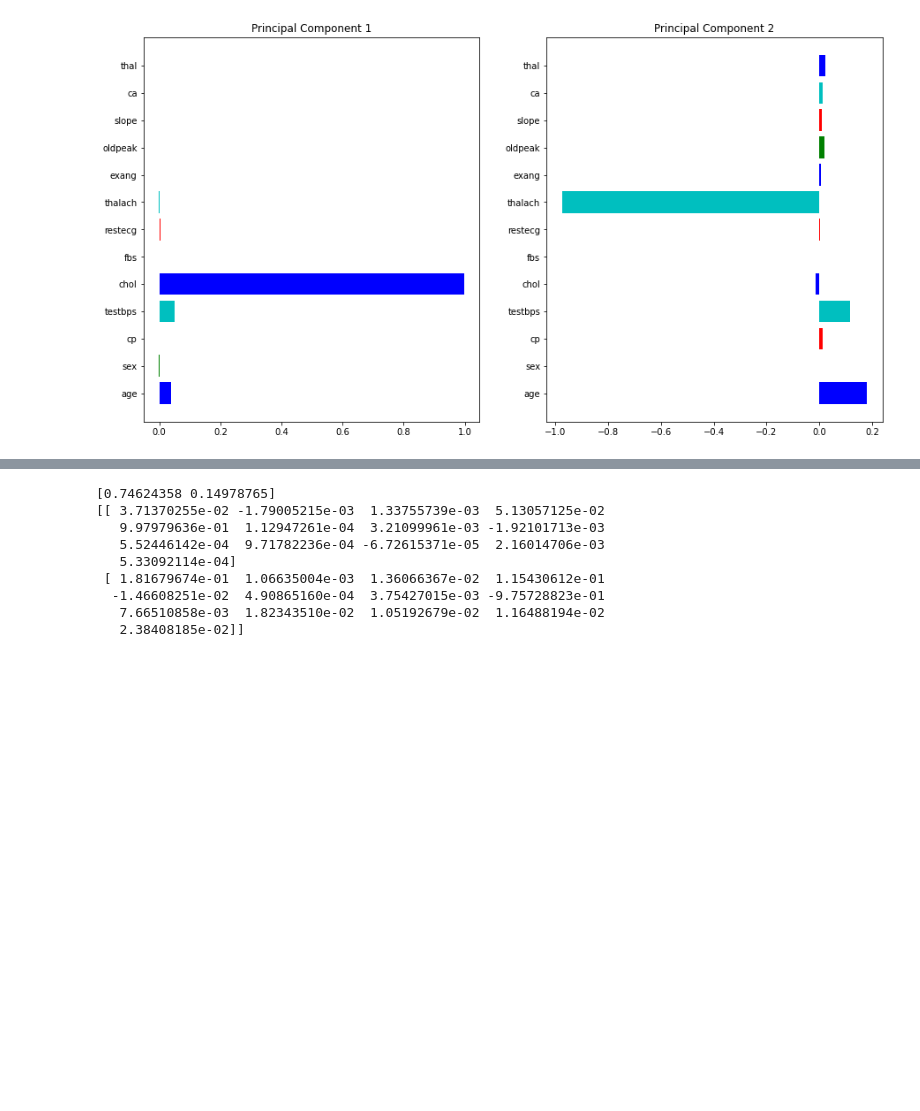
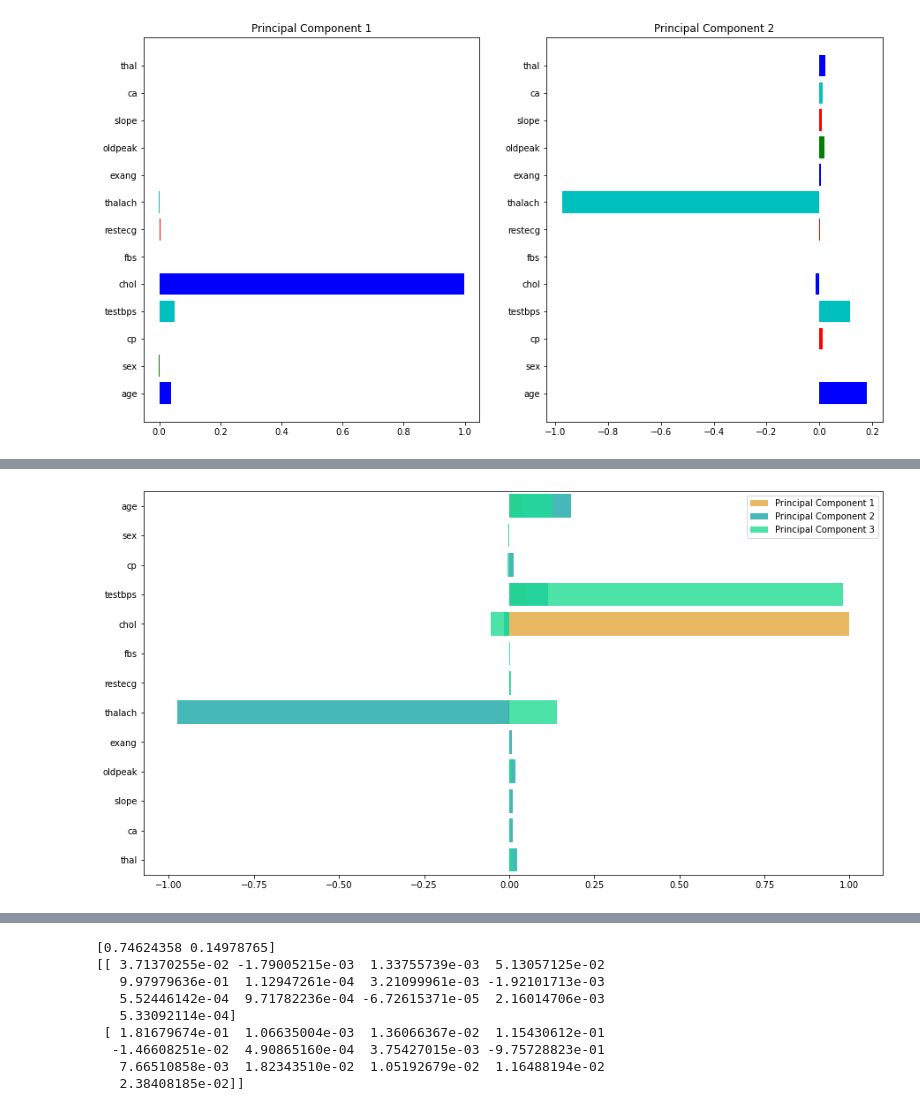
Before and after one commit to WizenPainter/DTU-02450, a Jupyter notebook: project/project.ipynb, the cells around one changed output, grey strips where cells are left out. Cells and saved outputs as stored; diff of their text form; code cells hidden in the pictures; blank space fills up the shorter version.

```diff
--- a/project/project.ipynb
+++ b/project/project.ipynb
@@ -184,0 +197,12 @@ plt.show()
+# %%
+import seaborn as sns
+feature_weights = pca.components_
+plt.figure(figsize=(15,8))
+sns.barplot(y=X.columns,x=feature_weights[0],color='orange', label='Principal Component 1', alpha=0.7)
+sns.barplot(y=X.columns,x=feature_weights[1],color='c', label='Principal Component 2', alpha=0.8)
+sns.barplot(y=X.columns,x=feature_weights[2],color='mediumspringgreen', label='Principal Component 3',alpha=0.8)
+plt.legend()
+# ax1.xlabel()
+plt.show()
+# %% [output]
+[figure, added]
```
Also changed, not shown: parts of 11 cells of this notebook, 6 other files.
